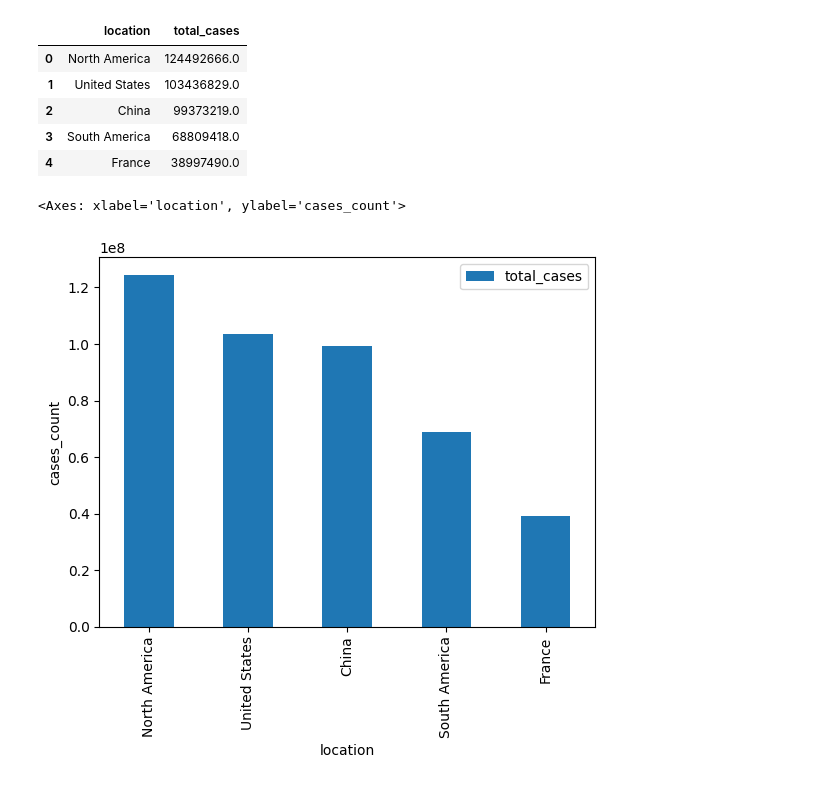
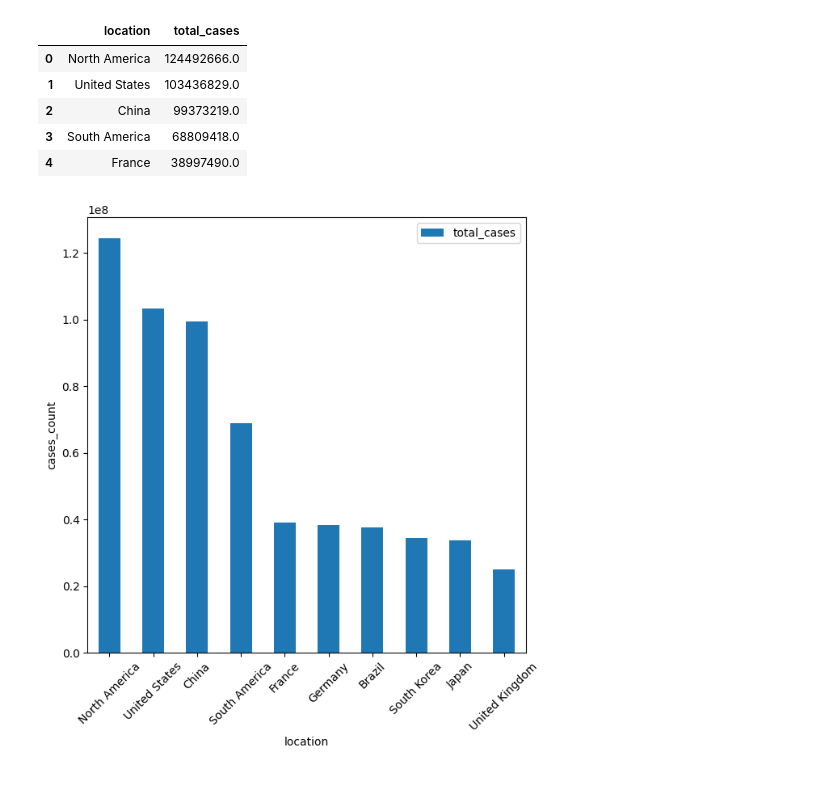
Before and after one commit to Vinit-M420/covid-data-pipeline, a Jupyter notebook: visuals/top10_total_cases.ipynb, the cells around one changed output. Drawn from its saved outputs; the diff is of its cells as text; code cells hidden in the pictures.

Commit message:
Day 4: Added visualizations for OWID data

```diff
--- a/visuals/top10_total_cases.ipynb
+++ b/visuals/top10_total_cases.ipynb
@@ -15,7 +15,6 @@ top10.head()
 | 3 | South America | 68809418.0 |
 | 4 | France | 38997490.0 |
 # %%
-top10.head().set_index('location').plot.bar(ylabel='cases_count'  ) #.plt.savefig('top5_total_cases.png')
+top10_plot = top10.set_index('location').plot.bar(ylabel='cases_count',rot=45, figsize = (7,7))
 # %% [output]
-<Axes: xlabel='location', ylabel='cases_count'>
-[figure, old version]
+[figure, new version]
```
Also changed, not shown: parts of 8 cells of this notebook, 5 other files.
